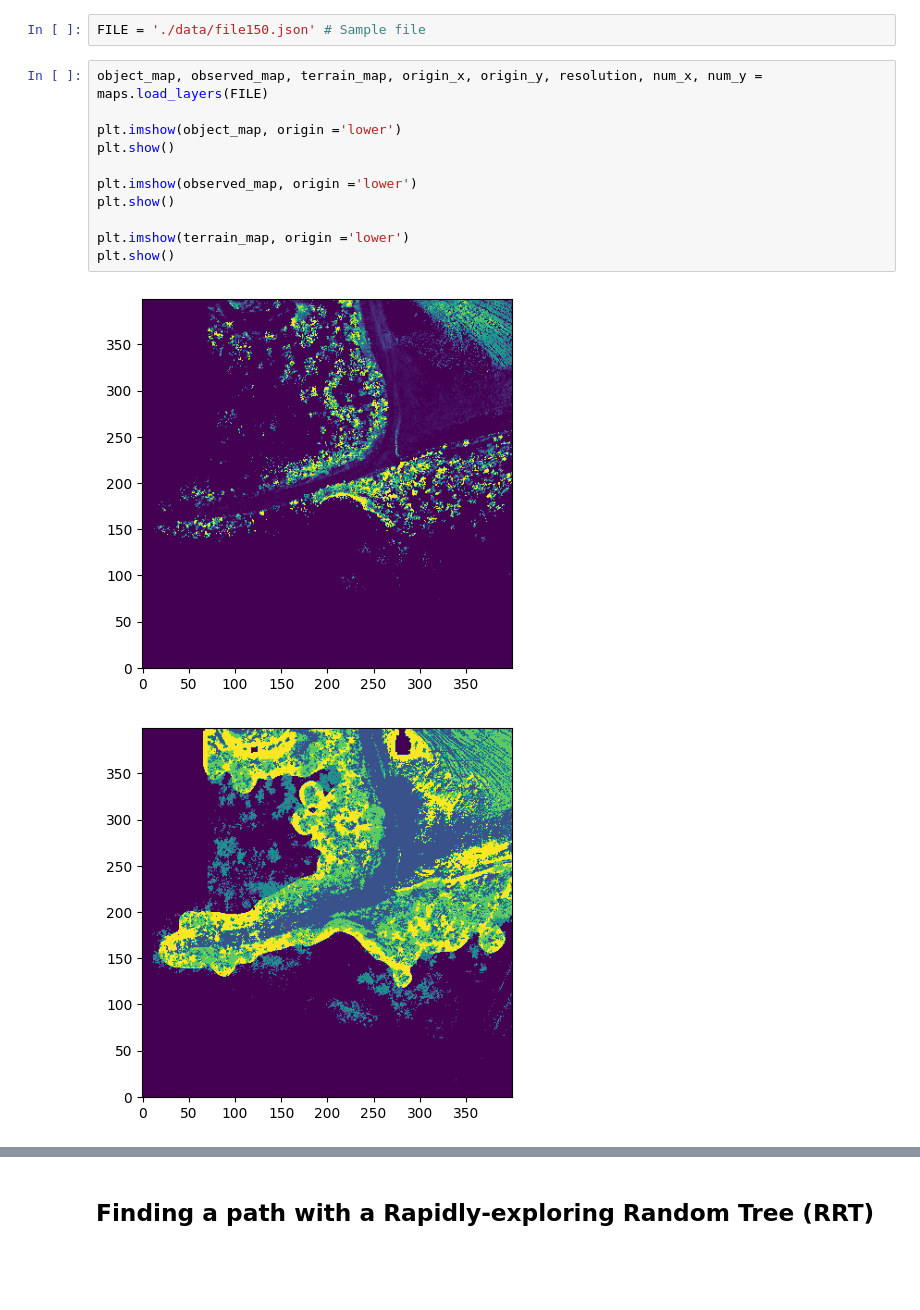
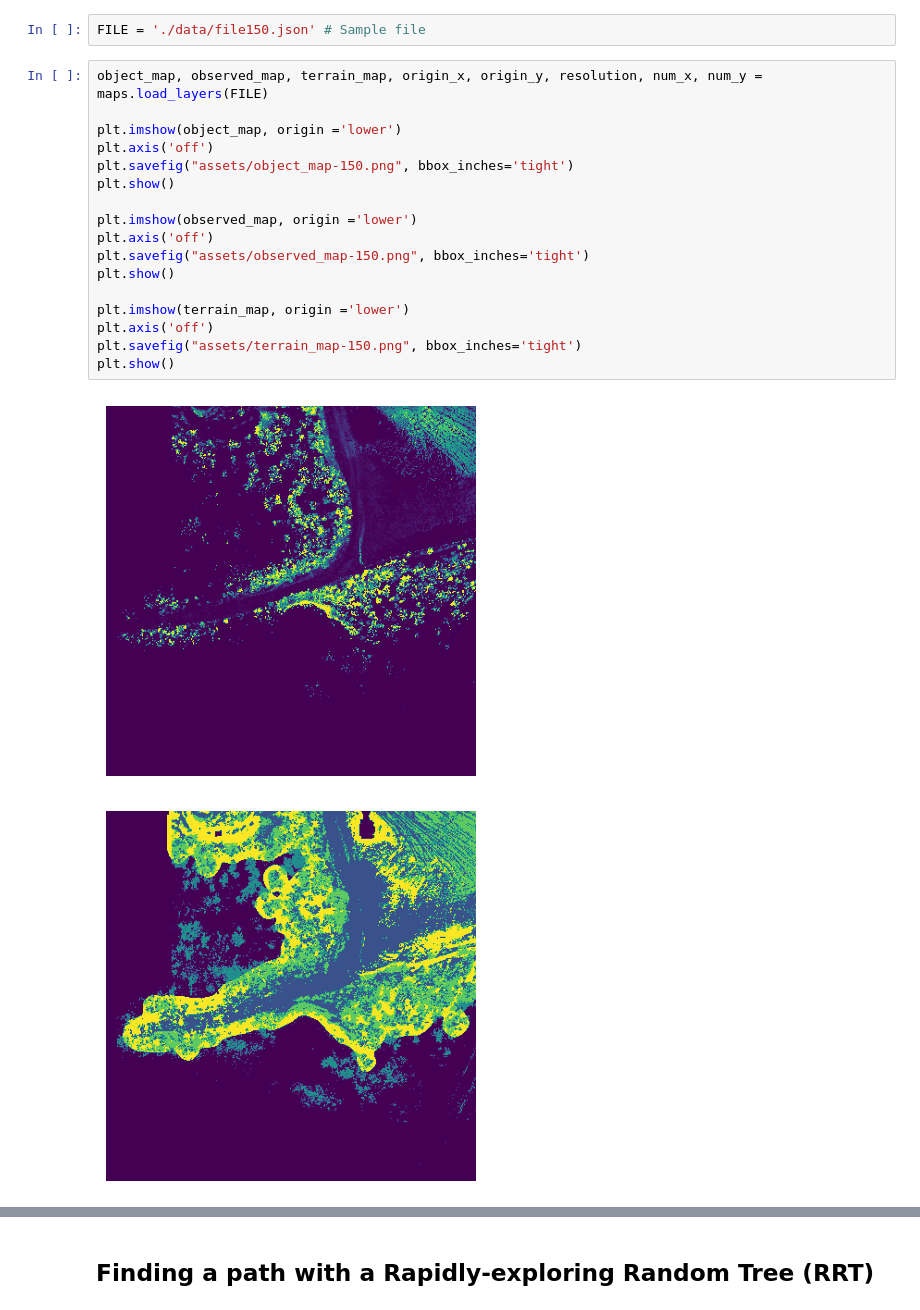
Before and after one commit to Antoine-Bergerault/OCRL-Project, a Jupyter notebook: main.ipynb, the cells around one changed output, grey strips where cells are left out. Cells and saved outputs as stored; diff of their text form; blank space fills up the shorter version.

Commit message:
generating assets

```diff
--- a/main.ipynb
+++ b/main.ipynb
@@ -14,14 +14,20 @@ FILE = './data/file150.json' # Sample file
 # %%
 object_map, observed_map, terrain_map, origin_x, origin_y, resolution, num_x, num_y = maps.load_layers(FILE)
 
 plt.imshow(object_map, origin ='lower')
+plt.axis('off')
+plt.savefig("assets/object_map-150.png", bbox_inches='tight')
 plt.show()
 
 plt.imshow(observed_map, origin ='lower')
+plt.axis('off')
+plt.savefig("assets/observed_map-150.png", bbox_inches='tight')
 plt.show()
 
 plt.imshow(terrain_map, origin ='lower')
+plt.axis('off')
+plt.savefig("assets/terrain_map-150.png", bbox_inches='tight')
 plt.show()
 # %% [output]
-[figure, old version]
+[figure, new version]
-[figure, old version]
+[figure, new version]
```
Also changed, not shown: parts of 7 cells of this notebook, 5 other files.
